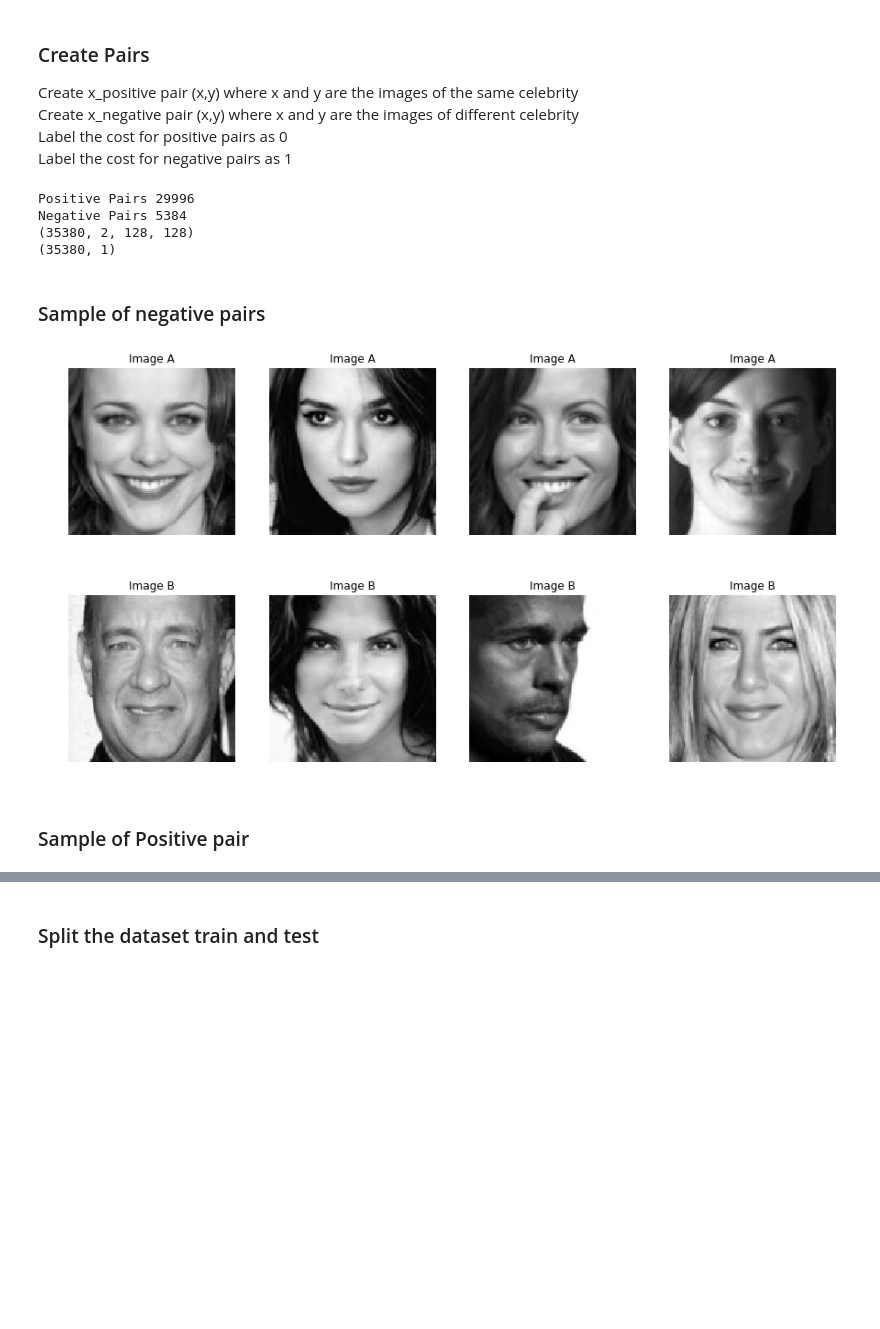
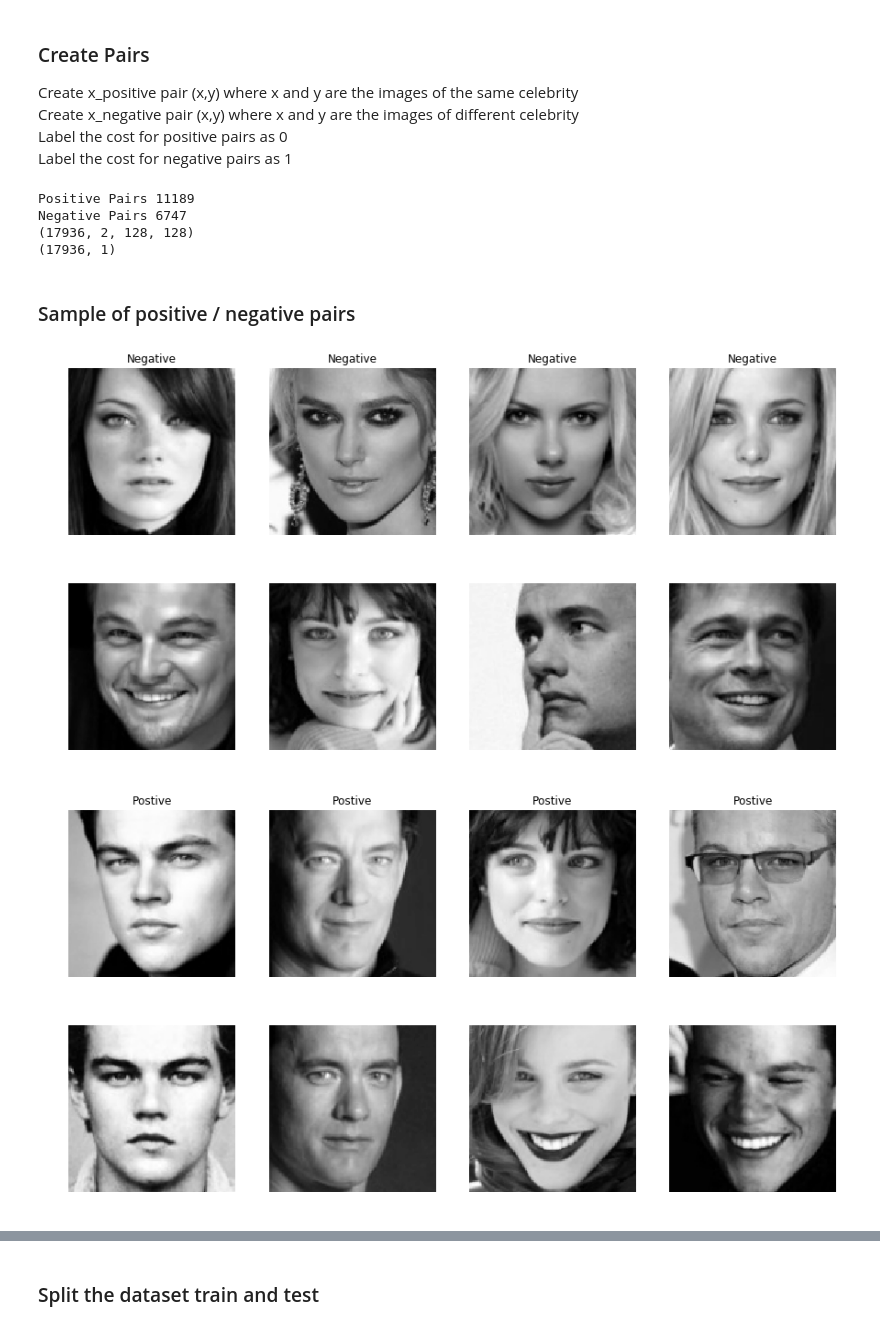
Before and after one commit to NihPat95/Face-Recognition, a Jupyter notebook: FaceRecognitionGrey.ipynb, the cells around one changed output, grey strips where cells are left out. Drawn from its saved outputs; the diff is of its cells as text; code cells hidden in the pictures; blank space fills up the shorter version.

```diff
--- a/FaceRecognitionGrey.ipynb
+++ b/FaceRecognitionGrey.ipynb
@@ -41,5 +39,5 @@ ls: /content/gdrive/My Drive/faceRecognition: No such file or directory
 # %%
-clebs = pd.read_csv(path + 'images.csv', engine='python', error_bad_lines=False)
+clebs = pd.read_csv(path + 'images.csv', error_bad_lines=False)
 # %% [markdown]
 ### Sample Data
 # %%
@@ -208,24 +198,22 @@ Create x_negative pair (x,y) where x and y are the images of different celebrity
 Label the cost for positive pairs as 0 <br>
 Label the cost for negative pairs as 1
 # %%
-dataset = np.load( 'models grey/scaled_subset_grey.npy')
+dataset = np.load('scaled_subset_grey.npy',allow_pickle=True)
 labels = np.unique(dataset.T[:][1])
 x_positive = []
 x_negative = []
 
-positive_sample_size = 0.8
-negative_sample_size = 0.0004
+positive_sample_size = 0.3
+negative_sample_size = 0.0005
 
 for l in labels:
-    combos_positive = list(it.combinations(
-        dataset[np.where(dataset.T[:][1] == l)].T[0], 2))
+    combos_positive = list(it.combinations(dataset[np.where(dataset.T[:][1] == l)].T[0], 2))
     index = np.arange(len(combos_positive))
     np.random.shuffle(index)
     index = index[: int(len(combos_positive)*positive_sample_size)]
     x_positive += [combos_positive[j] for j in index]
 
-    combos_negative = list(it.combinations(
-        dataset[np.where(dataset.T[:][1] != l)].T[0], 2))
+    combos_negative = list(it.combinations(dataset[np.where(dataset.T[:][1] != l)].T[0], 2))
     index = np.arange(len(combos_negative))
     np.random.shuffle(index)
     index = index[: int(len(combos_negative)*negative_sample_size)]
@@ -238,35 +226,48 @@ X = np.vstack((np.asarray(x_positive), np.asarray(x_negative)))
 y = np.vstack((np.full((len(x_positive),1),0), np.full((len(x_negative),1),1)))
 print(X.shape)
 print(y.shape)
-np.save('Dataset_grey', X)
-np.save('Labels_grey', y)
+np.save(path + 'Dataset', X)
+np.save(path + 'Labels', y)
 # %% [output]
-Positive Pairs 29996
-Negative Pairs 5384
-(35380, 2, 128, 128)
-(35380, 1)
+Positive Pairs 11189
+Negative Pairs 6747
+(17936, 2, 128, 128)
+(17936, 1)
+# %% [markdown]
+### Sample of positive / negative pairs
 # %%
-X = np.load('models grey/Dataset_grey.npy')
-y = np.load('models grey/Labels_grey.npy')
+X = np.load(path + 'Dataset.npy')
+y = np.load(path + 'Labels.npy')
-# %% [markdown]
-### Sample of negative pairs
 # %%
 Xs = X[np.random.choice(np.where(y[:]==1)[0],4)]
 fig, axarr = plt.subplots(1,4,figsize=(15,15))
 plt.axis('off')
 for i in range(4):
     axarr[i].imshow(Xs[i][0], cmap=plt.get_cmap('gray'))
     axarr[i].axis('off')
-    axarr[i].set_title('Image A')
+    axarr[i].set_title('Negative')
 
 fig, axarr = plt.subplots(1,4,figsize=(15,15))
 plt.axis('off')
 for i in range(4):
     axarr[i].imshow(Xs[i][1], cmap=plt.get_cmap('gray'))
     axarr[i].axis('off')
-    axarr[i].set_title('Image B')
+
+Xs = X[np.random.choice(np.where(y[:]==0)[0],4)]
+fig, axarr = plt.subplots(1,4,figsize=(15,15))
+plt.axis('off')
+for i in range(4):
+    axarr[i].imshow(Xs[i][0], cmap=plt.get_cmap('gray'))
+    axarr[i].axis('off')
+    axarr[i].set_title('Postive')
+
+fig, axarr = plt.subplots(1,4,figsize=(15,15))
+plt.axis('off')
+for i in range(4):
+    axarr[i].imshow(Xs[i][1], cmap=plt.get_cmap('gray'))
+    axarr[i].axis('off')
 # %% [output]
-[figure, old version]
+[figure, new version]
-[figure, old version]
+[figure, new version]
+[figure, added]
+[figure, added]
-# %% [markdown]
-### Sample of Positive pair
```
Also changed, not shown: parts of 40 cells of this notebook.
